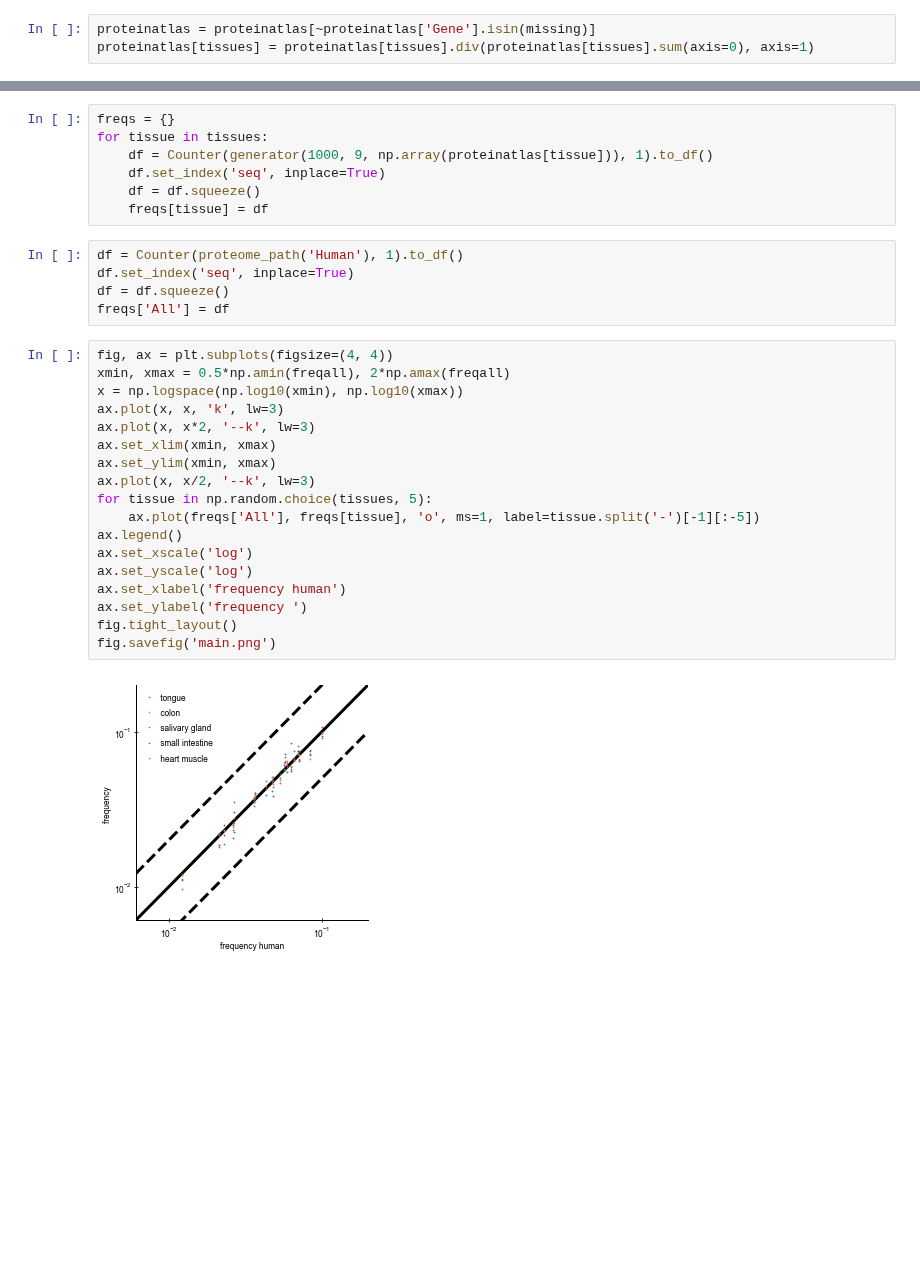
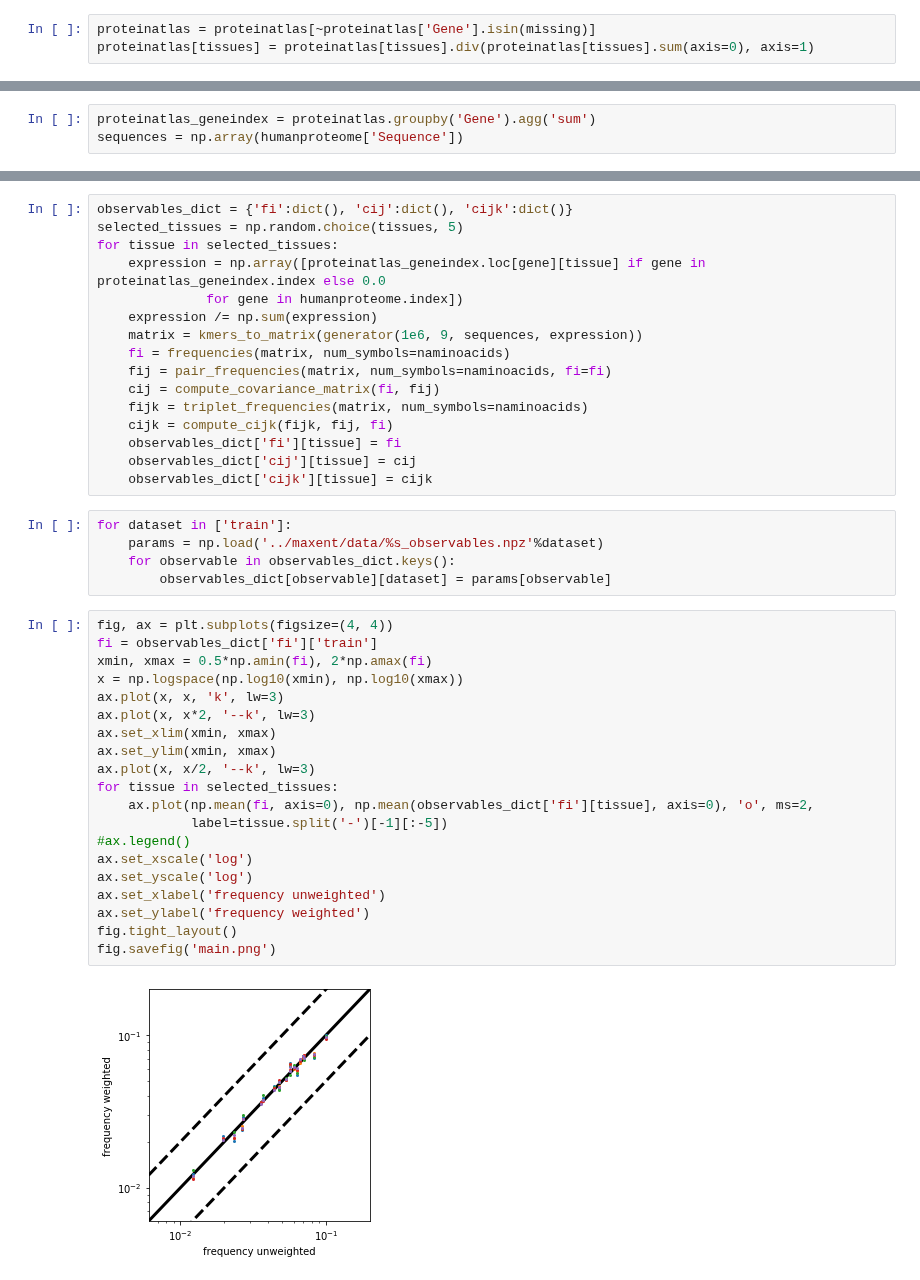
Before and after one commit to andim/peptidome, a Jupyter notebook: code/tissuedistributions/tissuedistribution.ipynb, the cells around one changed output, grey strips where cells are left out. Cells and saved outputs as stored; diff of their text form; blank space fills up the shorter version.

Commit message:
tissue distributions analysis

```diff
--- a/code/tissuedistributions/tissuedistribution.ipynb
+++ b/code/tissuedistributions/tissuedistribution.ipynb
@@ -37 +38,4 @@ proteinatlas[tissues] = proteinatlas[tissues].div(proteinatlas[tissues].sum(axis
+# %%
+proteinatlas_geneindex = proteinatlas.groupby('Gene').agg('sum')
+sequences = np.array(humanproteome['Sequence'])
 # %%
@@ -46,32 +52,43 @@ def generator(N, k, p):
-# %%
-freqs = {}
-for tissue in tissues:
-    df = Counter(generator(1000, 9, np.array(proteinatlas[tissue])), 1).to_df()
-    df.set_index('seq', inplace=True)
-    df = df.squeeze()
-    freqs[tissue] = df
-# %%
-df = Counter(proteome_path('Human'), 1).to_df()
-df.set_index('seq', inplace=True)
-df = df.squeeze()
-freqs['All'] = df
+# %%
+observables_dict = {'fi':dict(), 'cij':dict(), 'cijk':dict()}
+selected_tissues = np.random.choice(tissues, 5)
+for tissue in selected_tissues:
+    expression = np.array([proteinatlas_geneindex.loc[gene][tissue] if gene in proteinatlas_geneindex.index else 0.0
+              for gene in humanproteome.index])
+    expression /= np.sum(expression)
+    matrix = kmers_to_matrix(generator(1e6, 9, sequences, expression))
+    fi = frequencies(matrix, num_symbols=naminoacids)
+    fij = pair_frequencies(matrix, num_symbols=naminoacids, fi=fi)
+    cij = compute_covariance_matrix(fi, fij)
+    fijk = triplet_frequencies(matrix, num_symbols=naminoacids)
+    cijk = compute_cijk(fijk, fij, fi)
+    observables_dict['fi'][tissue] = fi
+    observables_dict['cij'][tissue] = cij
+    observables_dict['cijk'][tissue] = cijk
+# %%
+for dataset in ['train']:
+    params = np.load('../maxent/data/%s_observables.npz'%dataset)
+    for observable in observables_dict.keys():
+        observables_dict[observable][dataset] = params[observable]
 # %%
 fig, ax = plt.subplots(figsize=(4, 4))
-xmin, xmax = 0.5*np.amin(freqall), 2*np.amax(freqall)
+fi = observables_dict['fi']['train']
+xmin, xmax = 0.5*np.amin(fi), 2*np.amax(fi)
 x = np.logspace(np.log10(xmin), np.log10(xmax))
 ax.plot(x, x, 'k', lw=3)
 ax.plot(x, x*2, '--k', lw=3)
 ax.set_xlim(xmin, xmax)
 ax.set_ylim(xmin, xmax)
 ax.plot(x, x/2, '--k', lw=3)
-for tissue in np.random.choice(tissues, 5):
-    ax.plot(freqs['All'], freqs[tissue], 'o', ms=1, label=tissue.split('-')[-1][:-5])
-ax.legend()
+for tissue in selected_tissues:
+    ax.plot(np.mean(fi, axis=0), np.mean(observables_dict['fi'][tissue], axis=0), 'o', ms=2,
+            label=tissue.split('-')[-1][:-5])
+#ax.legend()
 ax.set_xscale('log')
 ax.set_yscale('log')
-ax.set_xlabel('frequency human')
-ax.set_ylabel('frequency ')
+ax.set_xlabel('frequency unweighted')
+ax.set_ylabel('frequency weighted')
 fig.tight_layout()
 fig.savefig('main.png')
 # %% [output]
-[figure, old version]
+[figure, new version]
```
Also changed, not shown: parts of 9 cells of this notebook, 8 other files.
